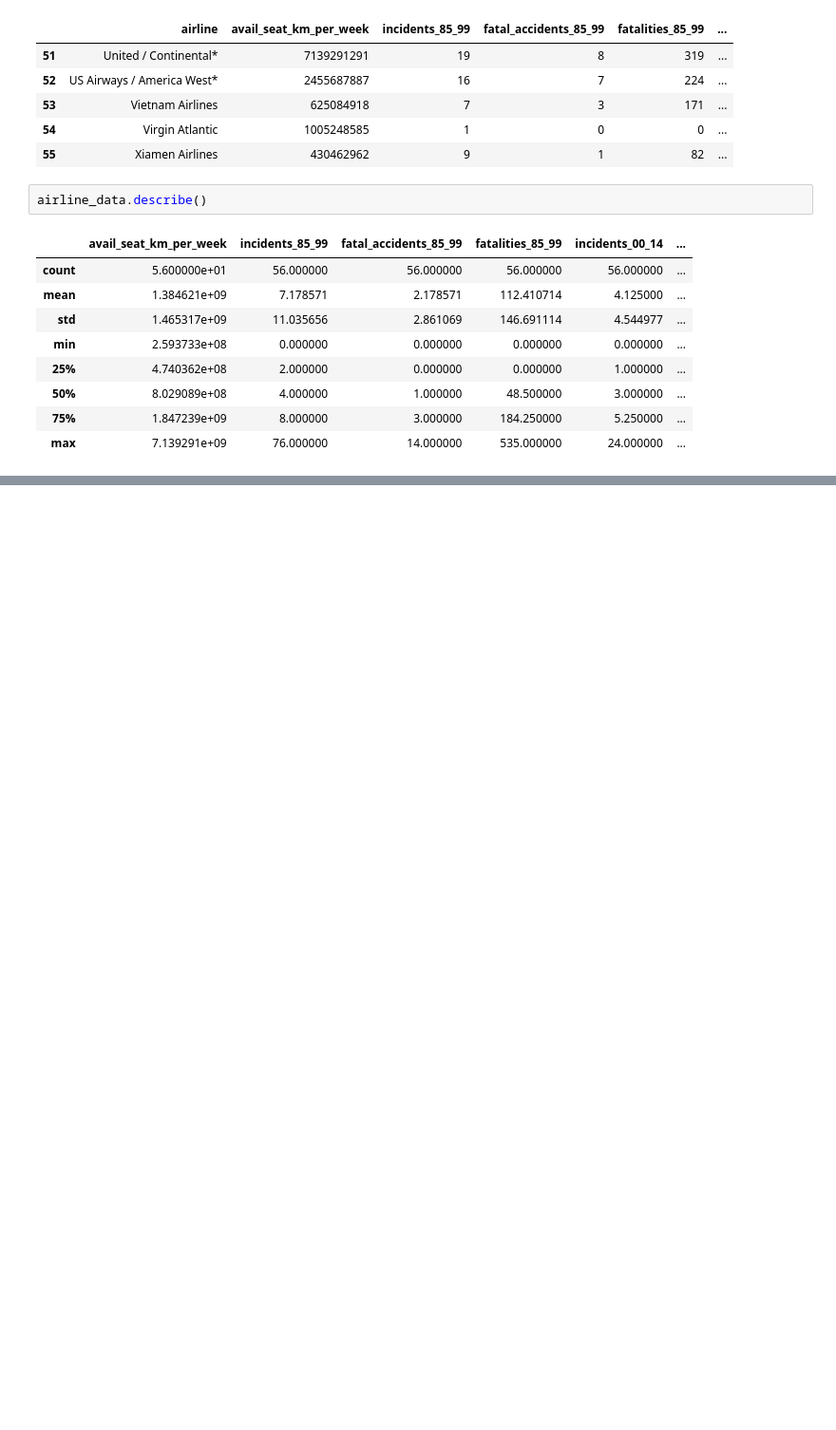
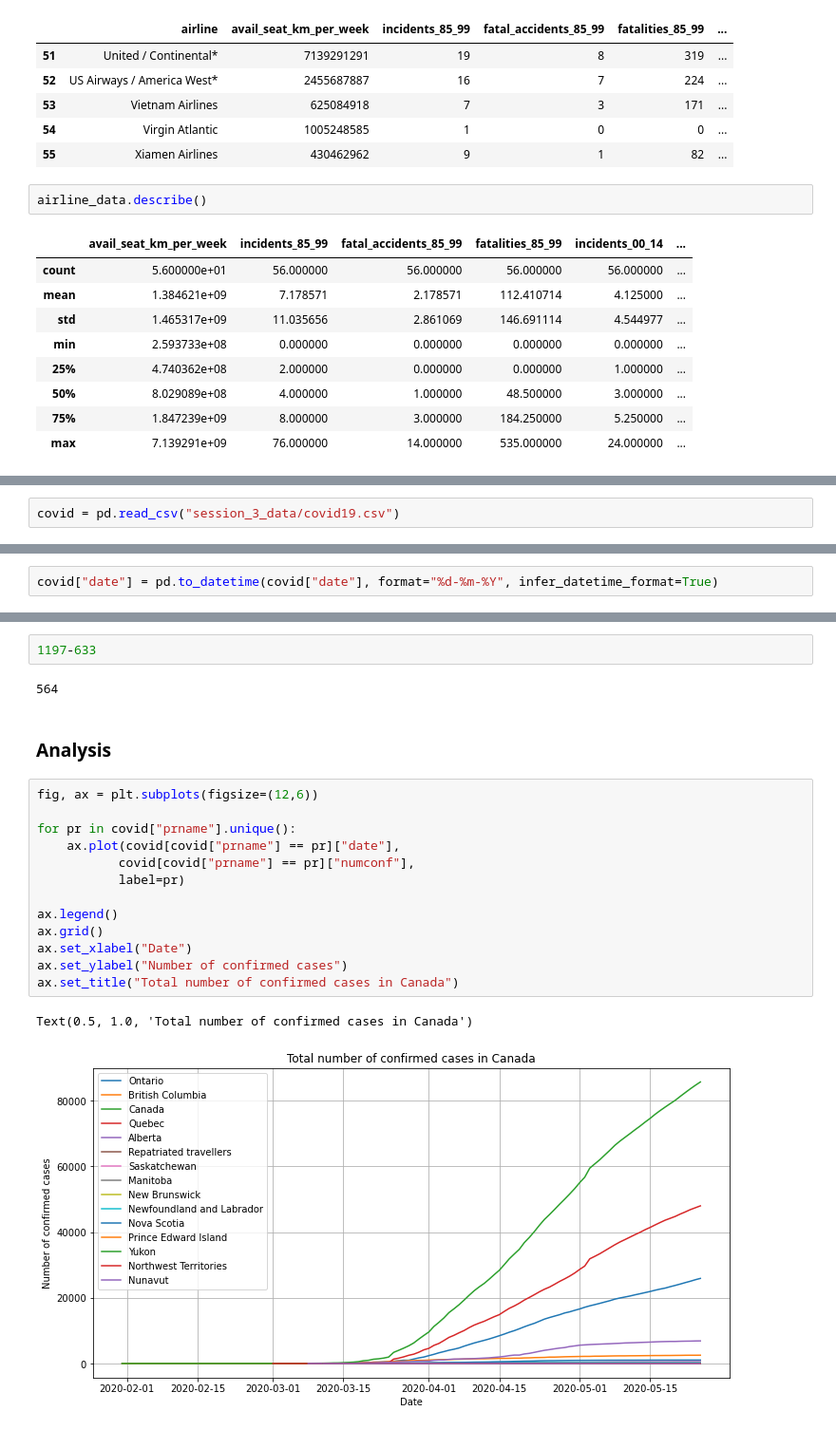
Before and after one commit to pzindel/programming_workshop_files, a Jupyter notebook: Data_Analysis_notebook.ipynb, the cells around one changed output, grey strips where cells are left out. Shown: that part at 95% size. Cells and saved outputs as stored; diff of their text form; blank space fills up the shorter version.

```diff
--- a/Data_Analysis_notebook.ipynb
+++ b/Data_Analysis_notebook.ipynb
@@ -193,0 +340,2 @@ airline_data.describe()
+# %%
+covid = pd.read_csv("session_3_data/covid19.csv")
@@ -193,0 +394,2 @@ airline_data.describe()
+# %%
+covid["date"] = pd.to_datetime(covid["date"], format="%d-%m-%Y", infer_datetime_format=True)
@@ -193,0 +453,22 @@ airline_data.describe()
+# %%
+1197-633
+# %% [output]
+564
+# %% [markdown]
+### Analysis
+# %%
+fig, ax = plt.subplots(figsize=(12,6))
+
+for pr in covid["prname"].unique():
+    ax.plot(covid[covid["prname"] == pr]["date"],
+           covid[covid["prname"] == pr]["numconf"],
+           label=pr)
+
+ax.legend()
+ax.grid()
+ax.set_xlabel("Date")
+ax.set_ylabel("Number of confirmed cases")
+ax.set_title("Total number of confirmed cases in Canada")
+# %% [output]
+Text(0.5, 1.0, 'Total number of confirmed cases in Canada')
+[figure, added]
```
Also changed, not shown: parts of 33 cells of this notebook.
